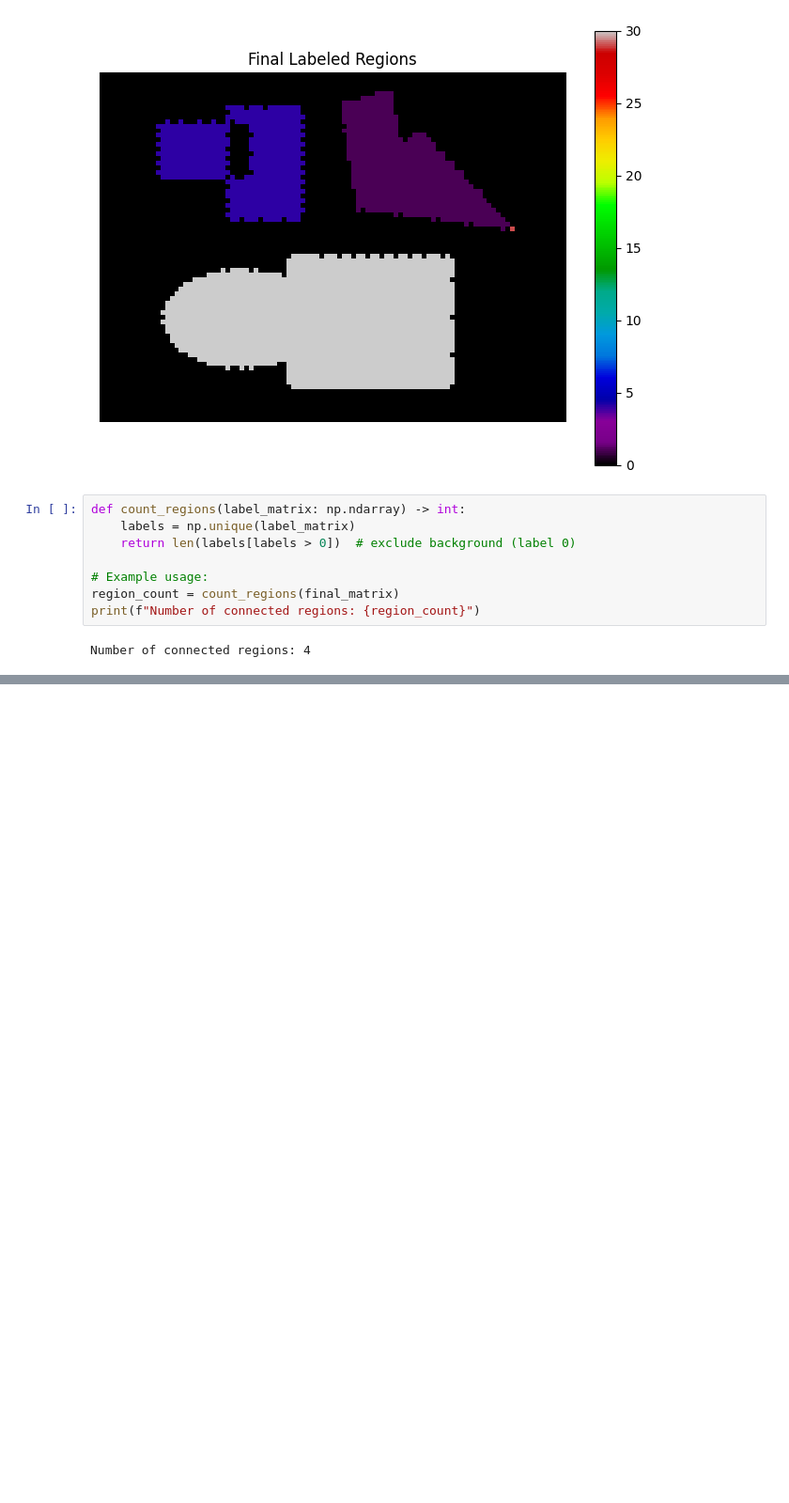
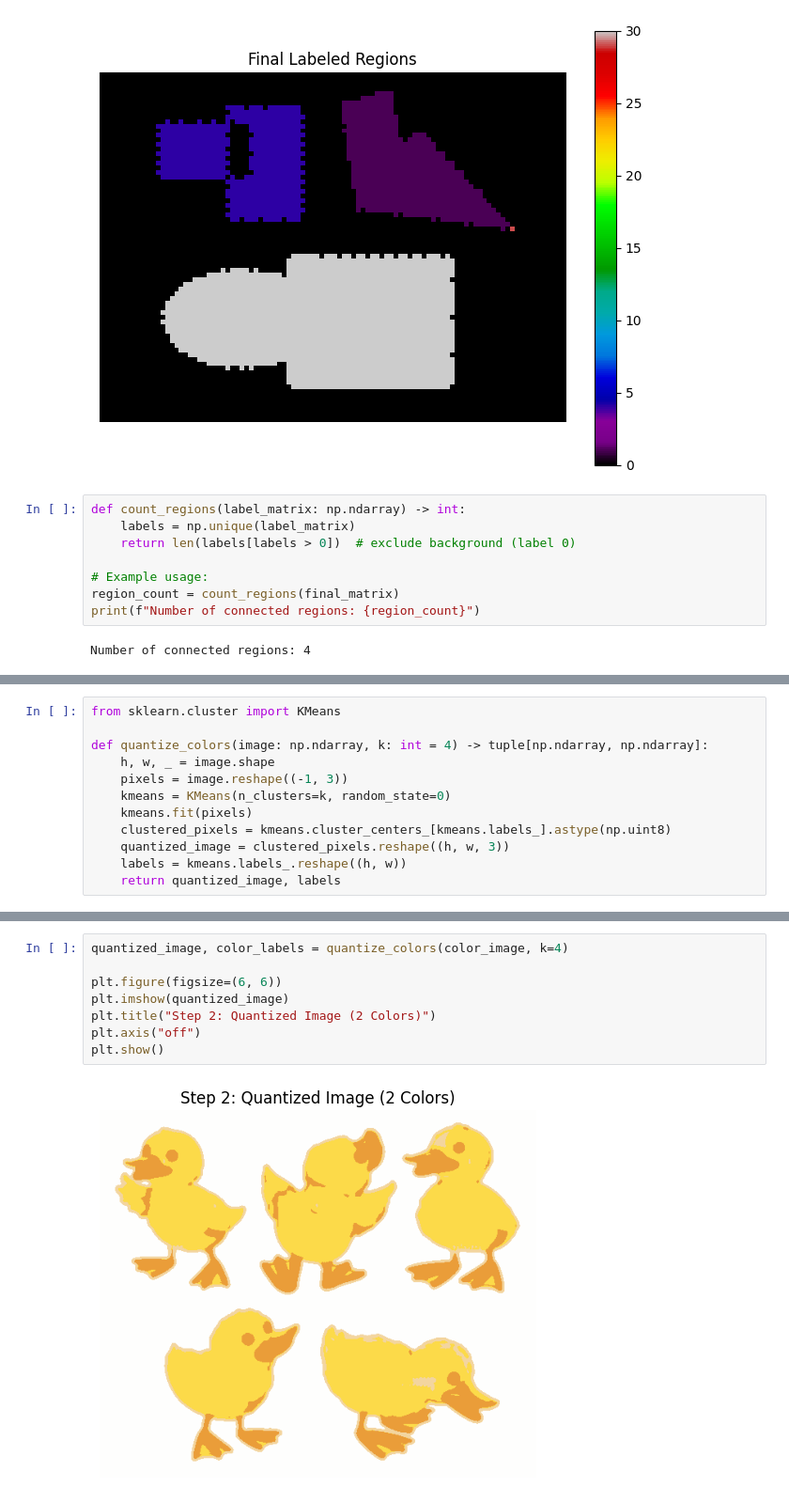
Before and after one commit to AhmedZ41/2DCV-Tasks, a Jupyter notebook: 7.Aufgabe/Aufgabe-7.ipynb, the cells around one changed output, grey strips where cells are left out. Shown at 94% size. Cells and saved outputs as stored; diff of their text form; blank space fills up the shorter version.

```diff
--- a/7.Aufgabe/Aufgabe-7.ipynb
+++ b/7.Aufgabe/Aufgabe-7.ipynb
@@ -263,0 +275,12 @@ Number of connected regions: 4
+# %%
+from sklearn.cluster import KMeans
+
+def quantize_colors(image: np.ndarray, k: int = 4) -> tuple[np.ndarray, np.ndarray]:
+    h, w, _ = image.shape
+    pixels = image.reshape((-1, 3))
+    kmeans = KMeans(n_clusters=k, random_state=0)
+    kmeans.fit(pixels)
+    clustered_pixels = kmeans.cluster_centers_[kmeans.labels_].astype(np.uint8)
+    quantized_image = clustered_pixels.reshape((h, w, 3))
+    labels = kmeans.labels_.reshape((h, w))
+    return quantized_image, labels
@@ -263,0 +406,10 @@ Number of connected regions: 4
+# %%
+quantized_image, color_labels = quantize_colors(color_image, k=4)
+
+plt.figure(figsize=(6, 6))
+plt.imshow(quantized_image)
+plt.title("Step 2: Quantized Image (2 Colors)")
+plt.axis("off")
+plt.show()
+# %% [output]
+[figure, added]
```
Also changed, not shown: parts of 16 cells of this notebook, 3 other files.
